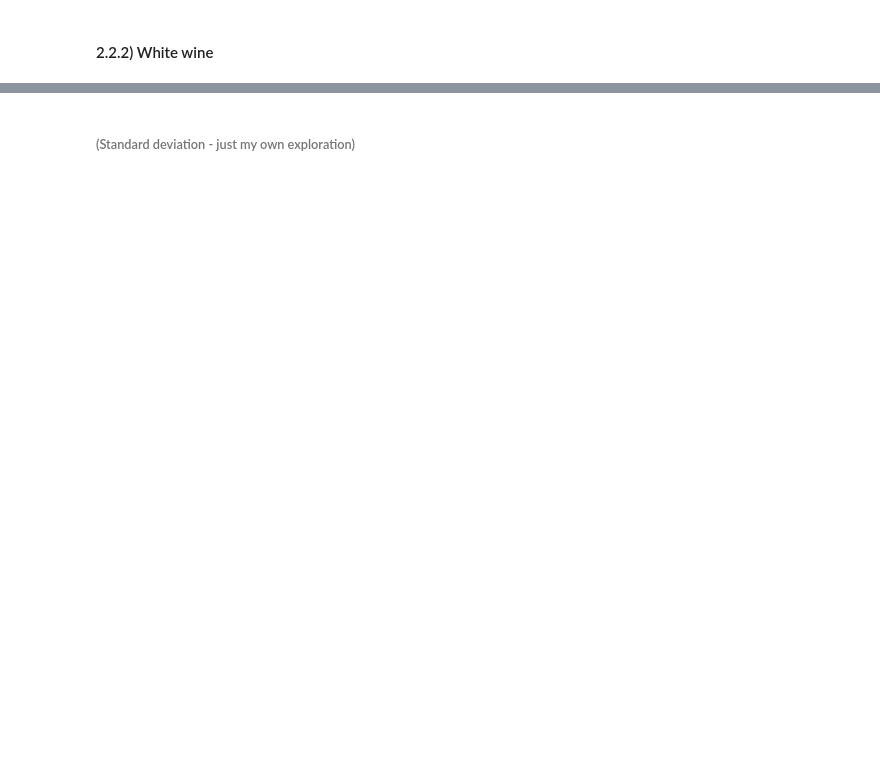
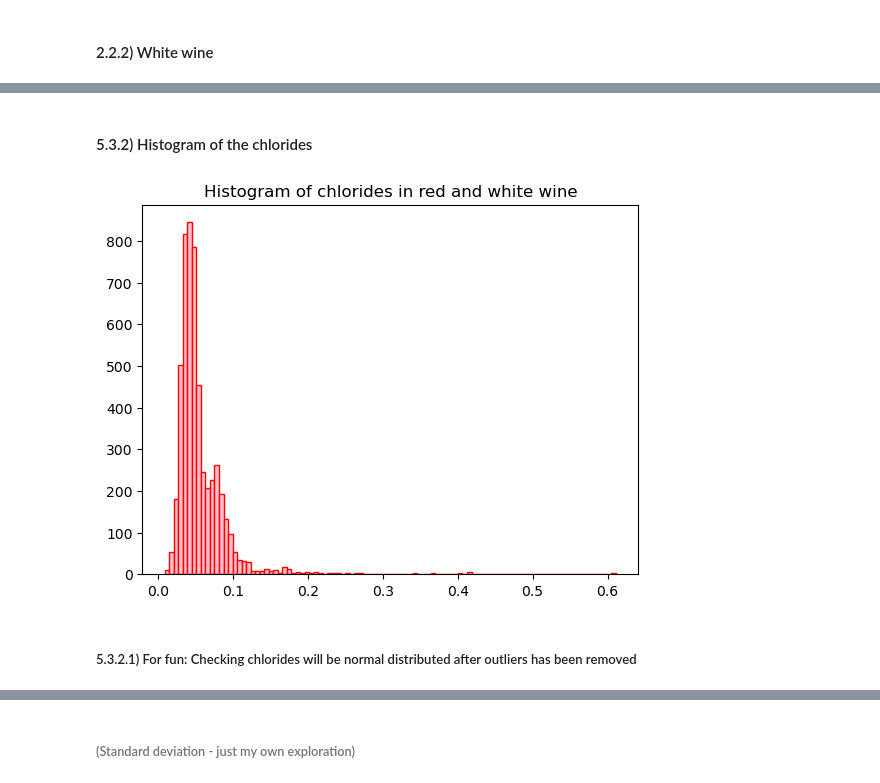
Before and after one commit to TRossen89/BI_MP_Assignments, a Jupyter notebook: MP2_Data_Exploration_and_Engineering.ipynb, the cells around one changed output, grey strips where cells are left out. Drawn from its saved outputs; the diff is of its cells as text; code cells hidden in the pictures; blank space fills up the shorter version.

```diff
--- a/MP2_Data_Exploration_and_Engineering.ipynb
+++ b/MP2_Data_Exploration_and_Engineering.ipynb
@@ -152,0 +340,11 @@ duplicates_rw
+# %% [markdown]
+#### 5.3.2) Histogram of the chlorides
+# %%
+plt.hist(combined_wine_df_numerical['chlorides'], bins=100, edgecolor = 'red', color="pink")
+plt.title("Histogram of chlorides in red and white wine")
+
+plt.show()
+# %% [output]
+[figure, added]
+# %% [markdown]
+##### 5.3.2.1) For fun: Checking chlorides will be normal distributed after outliers has been removed
```
Also changed, not shown: parts of 46 cells of this notebook.
